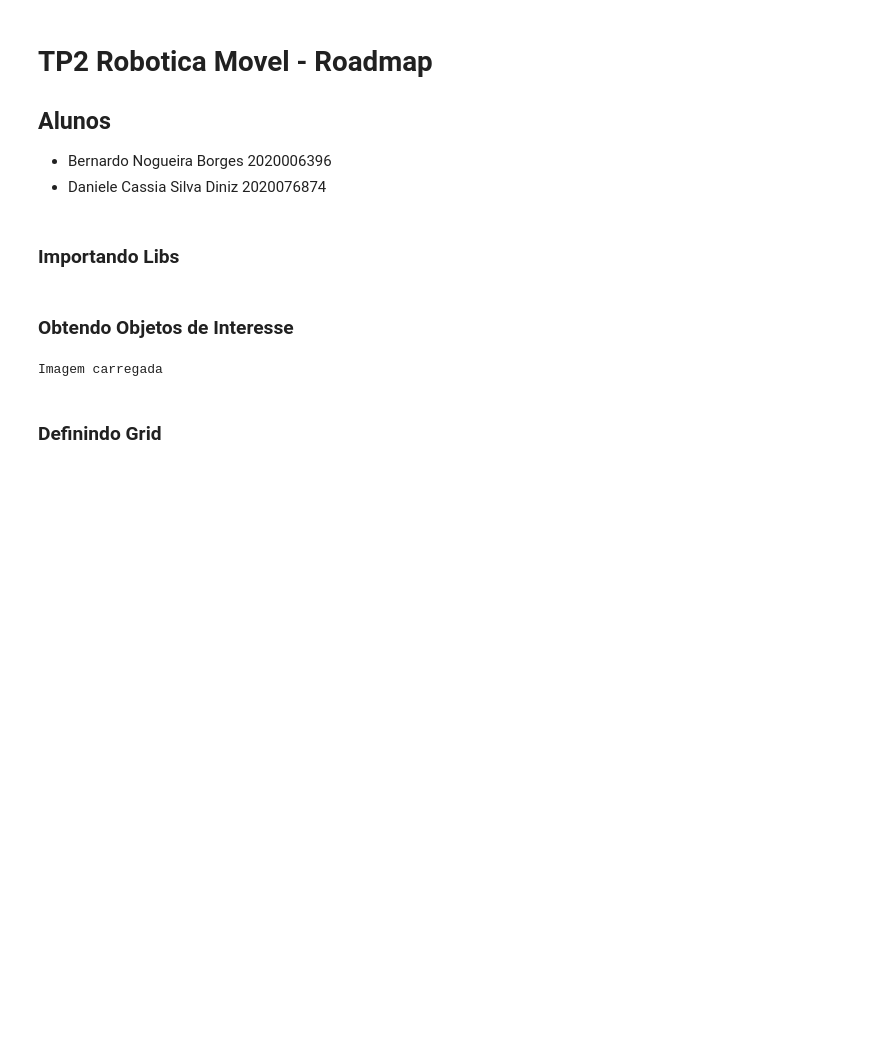
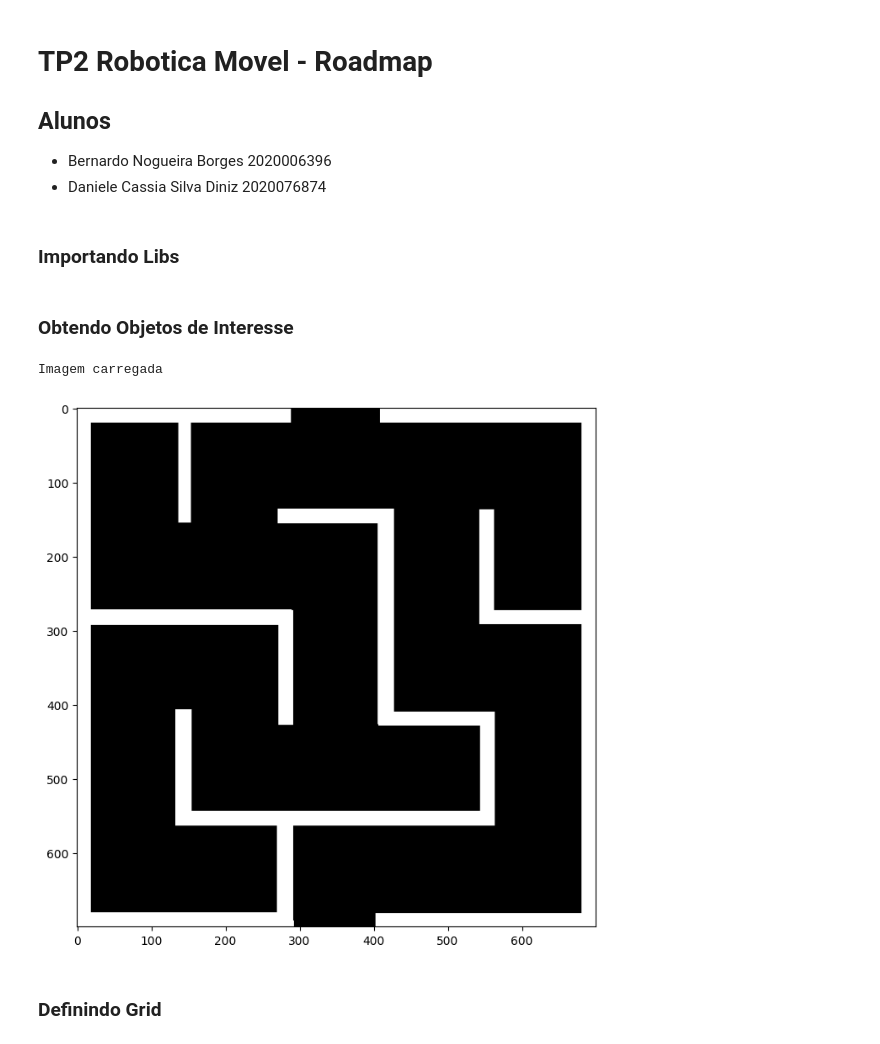
Before and after one commit to danielecassia/rm_tp2_EVE, a Jupyter notebook: api/roadmap.ipynb, the cells around one changed output. Drawn from its saved outputs; the diff is of its cells as text; code cells hidden in the pictures; blank space fills up the shorter version.

Commit message:
Remove `cave`

```diff
--- a/api/roadmap.ipynb
+++ b/api/roadmap.ipynb
@@ -22,49 +22,39 @@ np.set_printoptions(precision=3,suppress=True)
 # %%
 # Objetos de interesse
 
 # Flag para evitar figuras nao utilizadas
-CREATE_PLOTS = False
+CREATE_PLOTS = True
 
-# Cave
+# Objetivos
+start_node = (9,31)
+end_node = (31,9)
+
+# Maze
 figsize = (8,8)
-img = 1 - mpimg.imread('../scene/cave.png')
+img = 1 - mpimg.imread('../img/invMaze.png')
 dims = [70,70] # Dimensoes do mapa (m)
 cell_size = 2  # Tamanha da celula do grid (m)
-start_node = (8,7)
-end_node = (8,9)
 
 # Definir range x e y para a conversao de mapa-cena
-gridXrange = (7,24) # para direita
-gridYrange = (5,27) # para baixo
-sceneXrange = (15,-15) # para direita
-sceneYrange = (-15,15) # para baixo
-
-
-# Inv C
-"""
-figsize = (8,8)
-img = 1 - mpimg.imread('../img/invC.png')
-dims = [70,70] # Dimensoes do mapa (m)
-cell_size = 2  # Tamanha da celula do grid (m)
-start_node = (31,18)
-end_node = (32,18)
-"""
+# TODO: Definir padrao para nao alterar
+sceneXrange = (20,-20) # para direita
+sceneYrange = (-20,20) # para baixo
 
 # Apenas para garantir que só teremos esses dois valores
 threshold = 0.5
 img[img > threshold] = 1
 img[img<= threshold] = 0
-
 
 # Definindo figura
 if CREATE_PLOTS:
     fig = plt.figure(figsize=figsize,dpi=100)
     ax = fig.add_subplot(111,aspect='equal')
     ax.imshow(img, cmap='Greys', origin='upper')
 
 print("Imagem carregada")
 # %% [output]
 Imagem carregada
+[figure, added]
 # %% [markdown]
 ### Definindo Grid
 # %%
```
Also changed, not shown: parts of 5 cells of this notebook, 2 other files.
